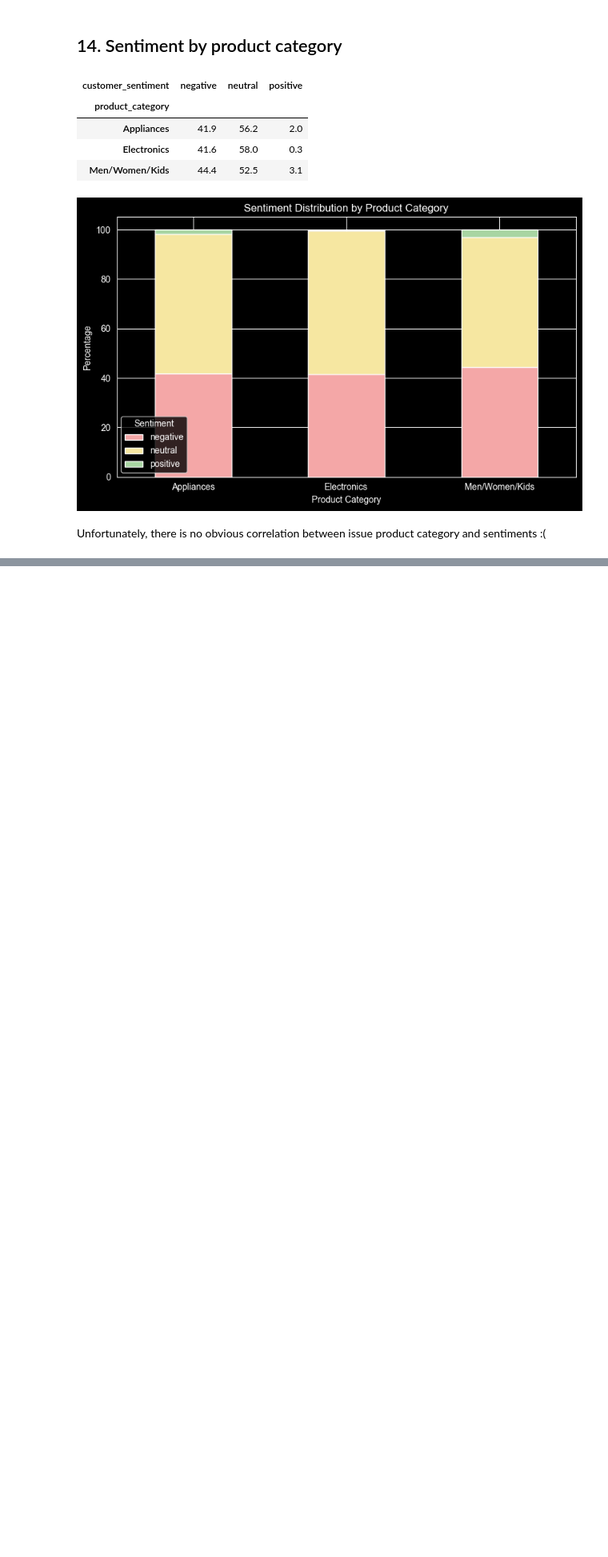
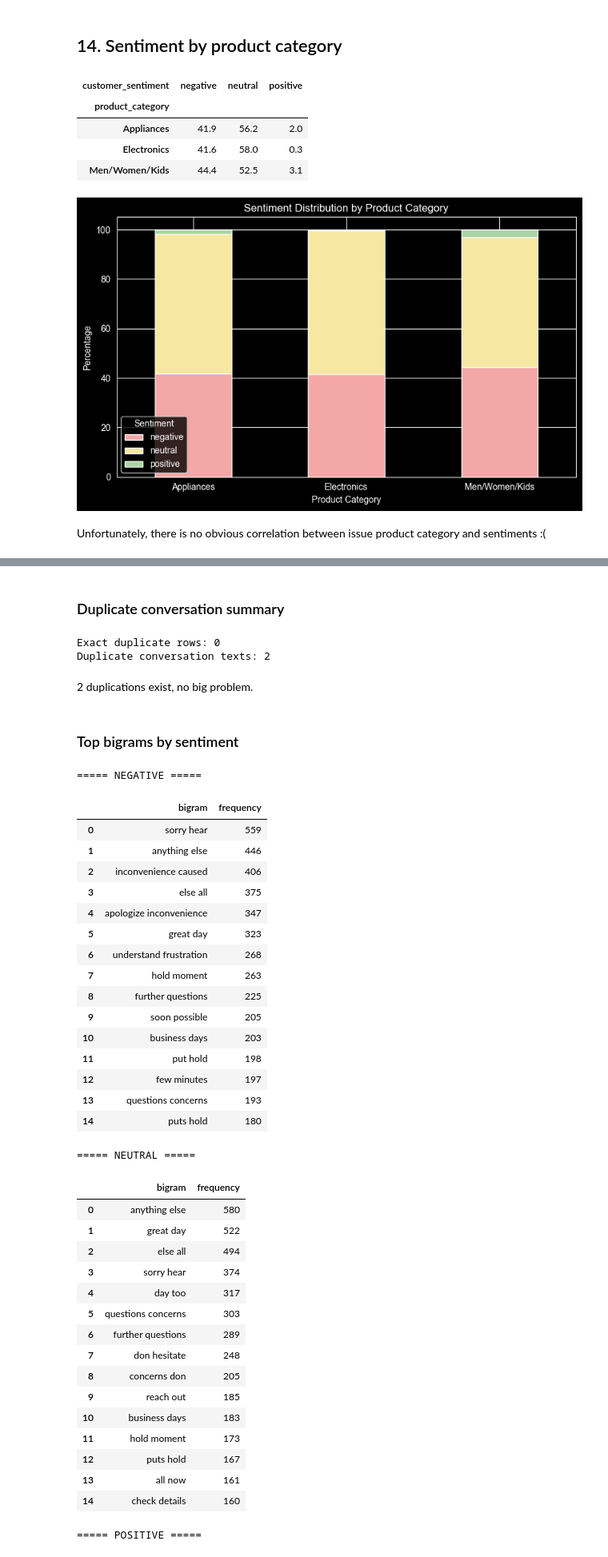
Before and after one commit to ftmoztl/cs-conversation-sentiment-analysis, a Jupyter notebook: analysis/eda.ipynb, the cells around one changed output, grey strips where cells are left out. Shown at 80% size. Drawn from its saved outputs; the diff is of its cells as text; code cells hidden in the pictures; blank space fills up the shorter version.

```diff
--- a/analysis/eda.ipynb
+++ b/analysis/eda.ipynb
@@ -522,0 +766,67 @@ Unfortunately, there is no obvious correlation between issue product category an
+# %% [markdown]
+### Duplicate conversation summary
+# %%
+print("Exact duplicate rows:", train_df.duplicated().sum())
+print("Duplicate conversation texts:", train_df["conversation"].duplicated().sum())
+# %% [output]
+Exact duplicate rows: 0
+Duplicate conversation texts: 2
+# %% [markdown]
+2 duplications exist, no big problem.
+# %% [markdown]
+### Top bigrams by sentiment
+# %%
+def get_top_bigrams_by_sentiment(df, sentiment, text_col="conversation", top_n=15):
+    sentiment_text = df.loc[df["customer_sentiment"] == sentiment, text_col]
+    bigrams = []
+    for text in sentiment_text:
+        tokens = clean_and_tokenize(text) # Remove again common stopwords and generic customer-service words that listed above
+        bigrams.extend([" ".join(pair) for pair in zip(tokens, tokens[1:])])
+    return pd.DataFrame(Counter(bigrams).most_common(top_n), columns=["bigram", "frequency"])
+# %%
+negative_top_bigrams = get_top_bigrams_by_sentiment(train_df, "negative")
+neutral_top_bigrams = get_top_bigrams_by_sentiment(train_df, "neutral")
+positive_top_bigrams = get_top_bigrams_by_sentiment(train_df, "positive")
+
+print(f"\n===== NEGATIVE =====")
+display(negative_top_bigrams)
+print(f"\n===== NEUTRAL =====")
+display(neutral_top_bigrams)
+print(f"\n===== POSITIVE =====")
+display(positive_top_bigrams)
+# %% [output]
+===== NEGATIVE =====
+|  | bigram | frequency |
+| 0 | sorry hear | 559 |
+| 1 | anything else | 446 |
+| 2 | inconvenience caused | 406 |
+| 3 | else all | 375 |
+| 4 | apologize inconvenience | 347 |
+| 5 | great day | 323 |
+| 6 | understand frustration | 268 |
+| 7 | hold moment | 263 |
+| 8 | further questions | 225 |
+| 9 | soon possible | 205 |
+| 10 | business days | 203 |
+| 11 | put hold | 198 |
+| 12 | few minutes | 197 |
+| 13 | questions concerns | 193 |
+| 14 | puts hold | 180 |
+===== NEUTRAL =====
+|  | bigram | frequency |
+| 0 | anything else | 580 |
+| 1 | great day | 522 |
+| 2 | else all | 494 |
+| 3 | sorry hear | 374 |
+| 4 | day too | 317 |
+| 5 | questions concerns | 303 |
+| 6 | further questions | 289 |
+| 7 | don hesitate | 248 |
+| 8 | concerns don | 205 |
+| 9 | reach out | 185 |
+| 10 | business days | 183 |
+| 11 | hold moment | 173 |
+| 12 | puts hold | 167 |
+| 13 | all now | 161 |
+| 14 | check details | 160 |
+===== POSITIVE =====
```
Also changed, not shown: parts of 24 cells of this notebook.
